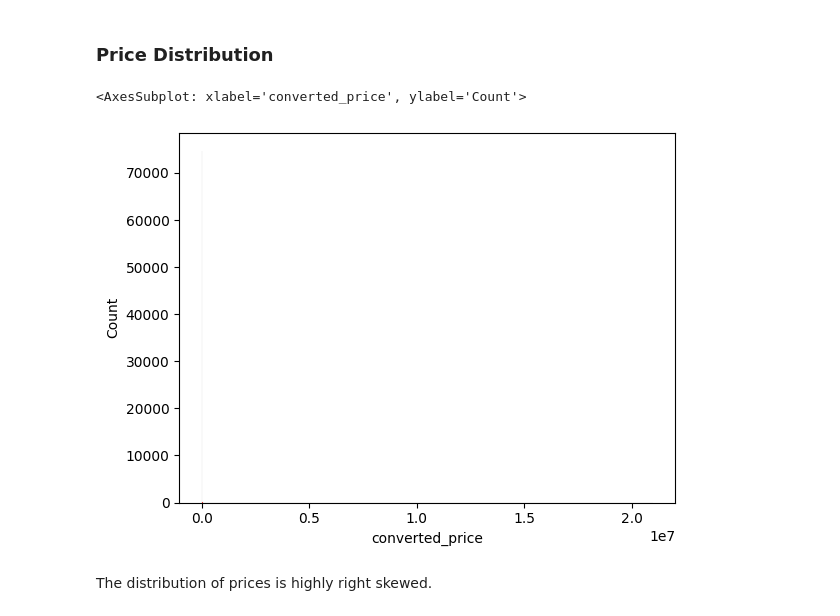
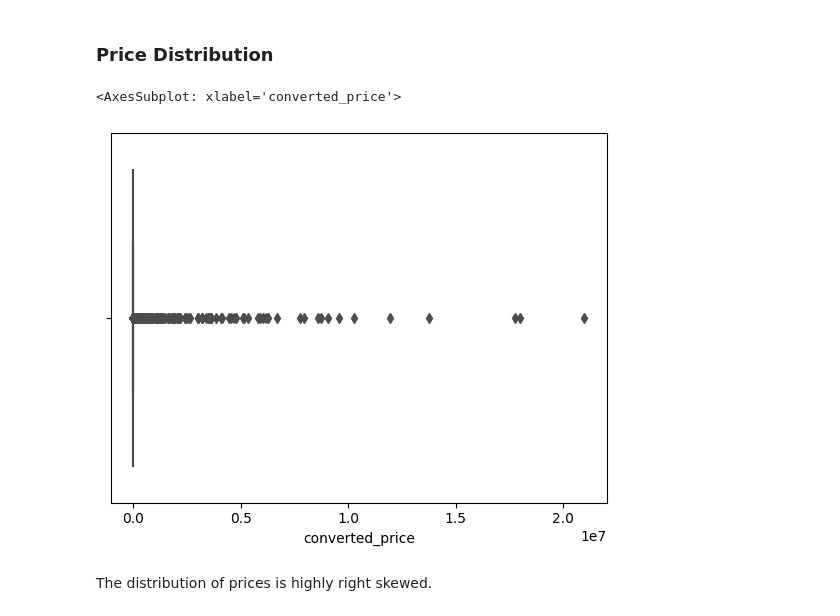
Before and after one commit to ThoroughZed-Analytics/Thoroughzed, a Jupyter notebook: app/data_cleaning.ipynb, the cells around one changed output. Cells and saved outputs as stored; diff of their text form; code cells hidden in the pictures.

```diff
--- a/app/data_cleaning.ipynb
+++ b/app/data_cleaning.ipynb
@@ -11,7 +12,7 @@ def clean_sales_data():
     df = pd.read_csv("../assets/example_data/sales_data.csv")
     sales_df = df[['token_id', 'sold_at', 'price']]
     sales_df = sales_df.rename(columns={'token_id': 'horse_id', 'sold_at': 'time_sold'}).sort_values('horse_id').reset_index(drop=True)
-    sales_df['time_sold'] = sales_df['time_sold'].apply(to_hours)
+    sales_df['timestamp'] = sales_df['time_sold'].apply(to_hours)
 
     return sales_df
 # %%
@@ -27,9 +28,14 @@ eth_prices.tail()
 | 9094 | 9094 | 464926 | 1538.76 |
 | 9095 | 9095 | 464927 | 1550.97 |
 # %%
-merged = pd.merge(sales_data, eth_prices, left_on='time_sold', right_on='timestamp', how='left')
+merged = pd.merge(sales_data, eth_prices, left_on='timestamp', right_on='timestamp', how='left')
 merged['converted_price'] = merged['price'] * merged['eth_price']
 clean_market_data = merged.drop(columns=['Unnamed: 0', 'price', 'timestamp','eth_price'])
 clean_market_data.shape
+
+def to_day(unix_time):
+    return datetime.date.fromtimestamp(unix_time)
+
+clean_market_data['day_sold'] = clean_market_data['time_sold'].apply(to_day)
 clean_market_data
 # %% [output]
@@ -48,0 +57,7 @@ clean_market_data
+# %%
+# Calculate the z-score for each data point
+clean_market_data['z_score'] = np.abs((clean_market_data['converted_price'] - np.mean(clean_market_data['converted_price'])) / np.std(clean_market_data['converted_price']))
+
+clean_market_data
+market_data_no_outliers = clean_market_data[clean_market_data['z_score'] < 3]
+print(clean_market_data.shape, market_data_no_outliers.shape, f'=> {74911 - 74820} data points removed')
@@ -106,12 +107,12 @@ test_merge
 # %% [markdown]
 ### Price Distribution
 # %%
-sns.histplot(data = clean_market_data, x='converted_price', bins=1000, color='red')
+sns.boxplot(data = clean_market_data, x='converted_price', color='red')
 # plt.xlim(0,20000)
 # plt.ylim(0,80)
 # %% [output]
-<AxesSubplot: xlabel='converted_price', ylabel='Count'>
+<AxesSubplot: xlabel='converted_price'>
-[figure, old version]
+[figure, new version]
 # %% [markdown]
 The distribution of prices is highly right skewed.
 # %% [markdown]
```
Also changed, not shown: parts of 14 cells of this notebook, 2 other files.
